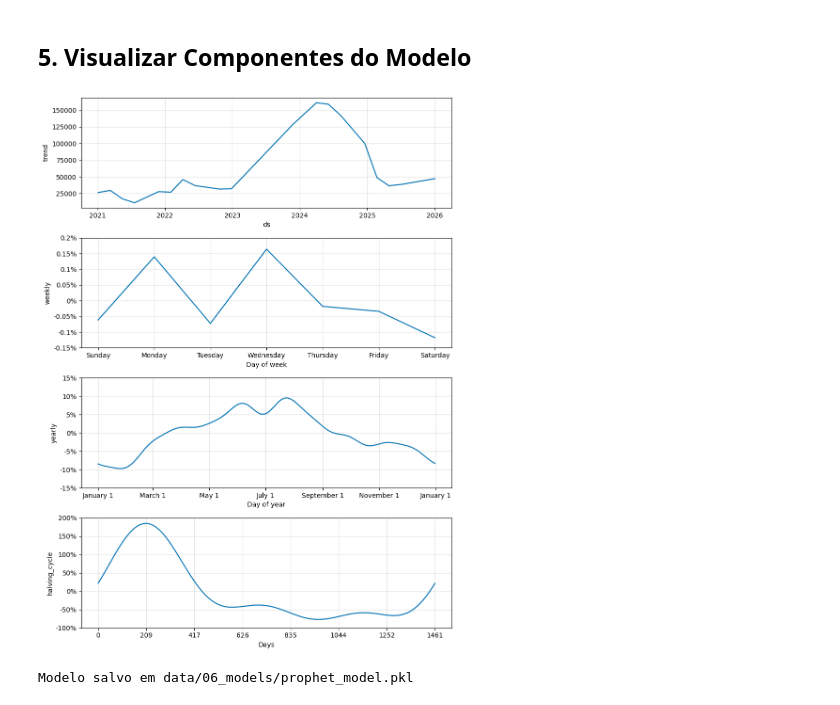
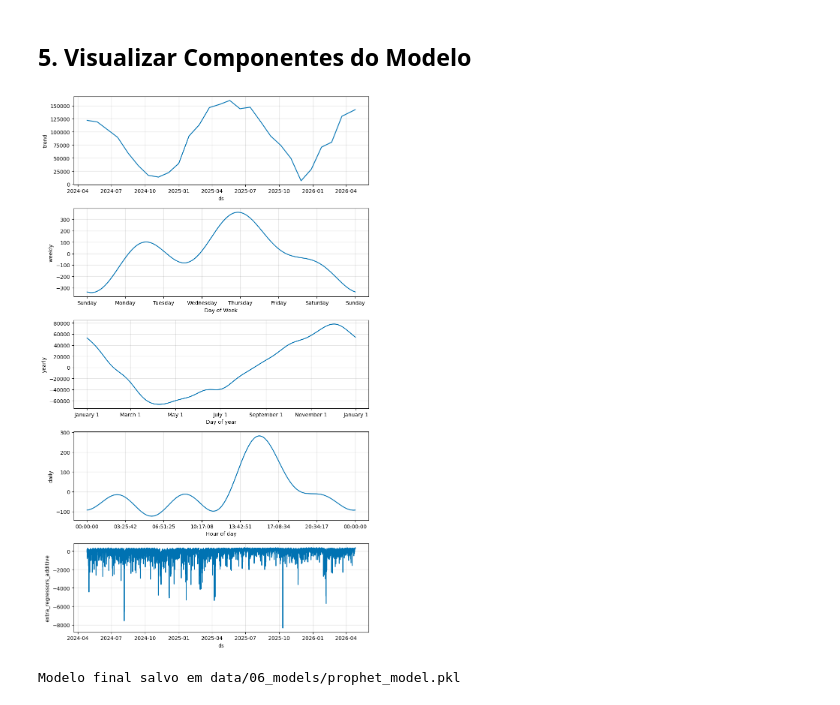
Before and after one commit to castrovinicius/crypto-ts-forecast, a Jupyter notebook: notebooks/03_test_model_training.ipynb, the cells around one changed output. Saved outputs shown, nothing was run; the diff lists cells and outputs as text; code cells hidden in the pictures.

Commit message:
feat: update prophet model training pipeline and add new dependencies

```diff
--- a/notebooks/03_test_model_training.ipynb
+++ b/notebooks/03_test_model_training.ipynb
@@ -33,20 +33,24 @@ Dados de teste: 30 registros
 # %% [markdown]
 ## 2. Treinar Modelo Prophet
 # %%
-# Parâmetros do modelo
+# Parâmetros do modelo — devem refletir conf/base/parameters.yml
 MODEL_PARAMS = {
-    "seasonality_mode": "multiplicative",
-    "yearly_seasonality": True,
-    "weekly_seasonality": True,
-    "daily_seasonality": False,
-    "changepoint_prior_scale": 0.5,
-    "seasonality_prior_scale": 10,
-    "add_volume_regressor": False,
-    "changepoint_range": 0.9,
+    "seasonality_mode":        "additive",
+    "yearly_seasonality":      True,
+    "weekly_seasonality":      True,
+    "daily_seasonality":       True,   # ativo para dados horários
+    "changepoint_prior_scale": 0.2,
+    "seasonality_prior_scale": 0.1,
+    "changepoint_range":       0.95,
+    "add_regressors":          True,
+    "ma_window":               24,     # 24 períodos = 1 dia
 }
+
+LAG_DAYS = 1  # deve refletir params:prophet.lag_days (1 período = 1 hora)
 
 print("Parâmetros do modelo:")
 for key, value in MODEL_PARAMS.items():
     print(f"  - {key}: {value}")
+print(f"  - lag_days: {LAG_DAYS} (aplicado no pré-processamento)")
 # %% [output]
 Parâmetros do modelo:
@@ -249,0 +296,12 @@ Relatório do Modelo:
+# %%
+# Treinar modelo final em todos os dados (para produção/inferência)
+print("Treinando modelo final em prophet_full...")
+
+final_model = train_prophet_model(
+    train_data=prophet_full,
+    **MODEL_PARAMS,
+)
+
+print(f"\nModelo final treinado!")
+print(f"  Período: {prophet_full['ds'].min().date()} → {prophet_full['ds'].max().date()}")
+print(f"  Amostras: {len(prophet_full)}")
@@ -250,21 +483,24 @@ Relatório do Modelo:
 # %% [markdown]
 ## 5. Visualizar Componentes do Modelo
 # %%
-# Plot dos componentes do Prophet
+# Plot dos componentes do modelo final
+forecast_input = prophet_full.copy()
+ma_columns = [col for col in forecast_input.columns if col.endswith(f"_ma{MODEL_PARAMS['ma_window']}")]
+if ma_columns:
+    forecast_input = forecast_input.drop(columns=ma_columns)
 
-# Fazer previsão em todos os dados para ver componentes
-forecast_full = model.predict(prophet_full[["ds"]])
+forecast_full = final_model.predict(forecast_input)
 
-fig = model.plot_components(forecast_full)
+fig = final_model.plot_components(forecast_full)
 plt.tight_layout()
 plt.show()
 # %% [output]
-[figure, old version]
+[figure, new version]
 # %%
-# Salvar modelo
+# Salvar modelo final
 with open("../data/06_models/prophet_model.pkl", "wb") as f:
-    pickle.dump(model, f)
+    pickle.dump(final_model, f)
 
-print("Modelo salvo em data/06_models/prophet_model.pkl")
+print("Modelo final salvo em data/06_models/prophet_model.pkl")
 # %% [output]
-Modelo salvo em data/06_models/prophet_model.pkl
+Modelo final salvo em data/06_models/prophet_model.pkl
```
Also changed, not shown: parts of 19 cells of this notebook, 16 other files.
